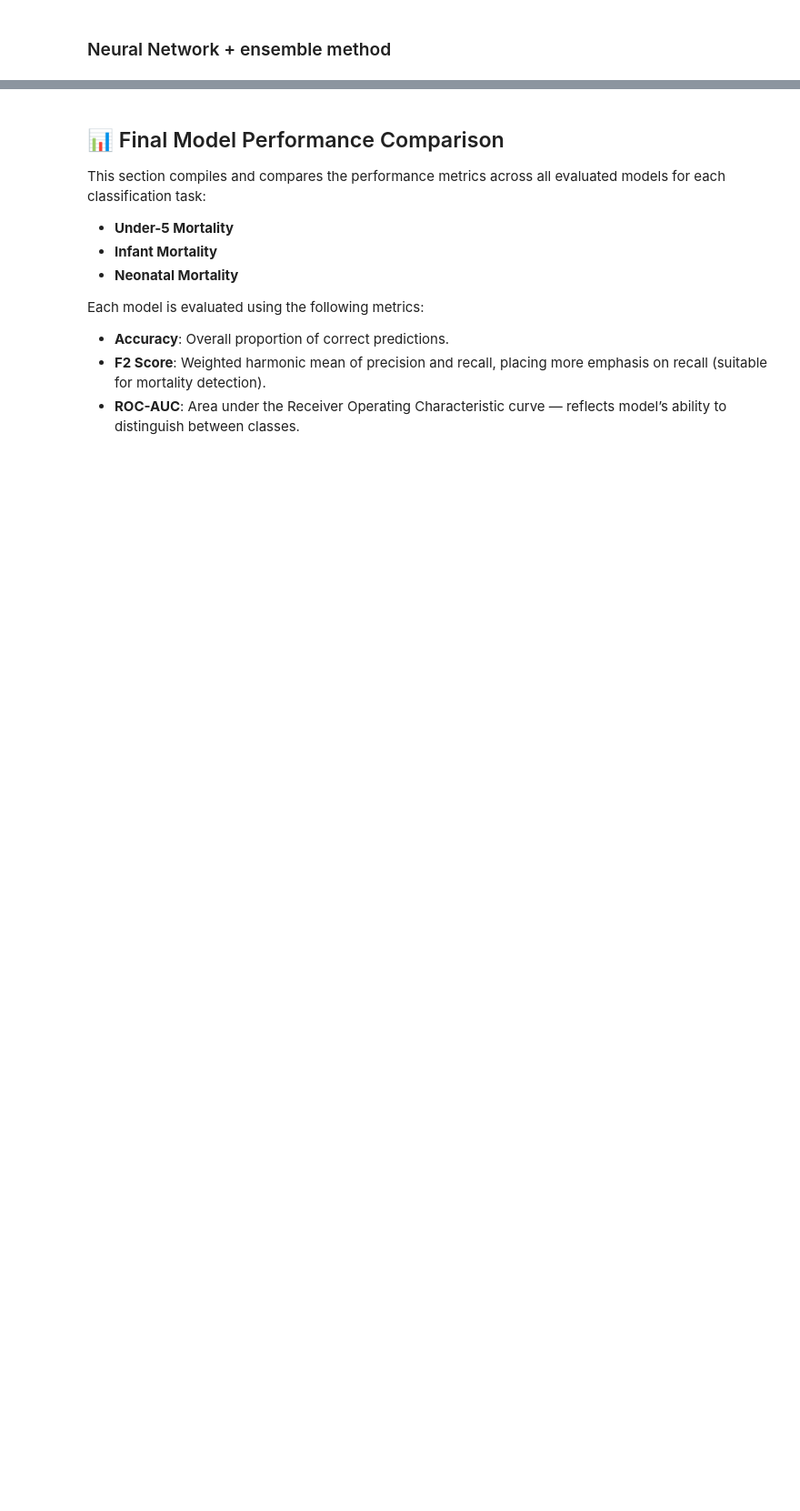
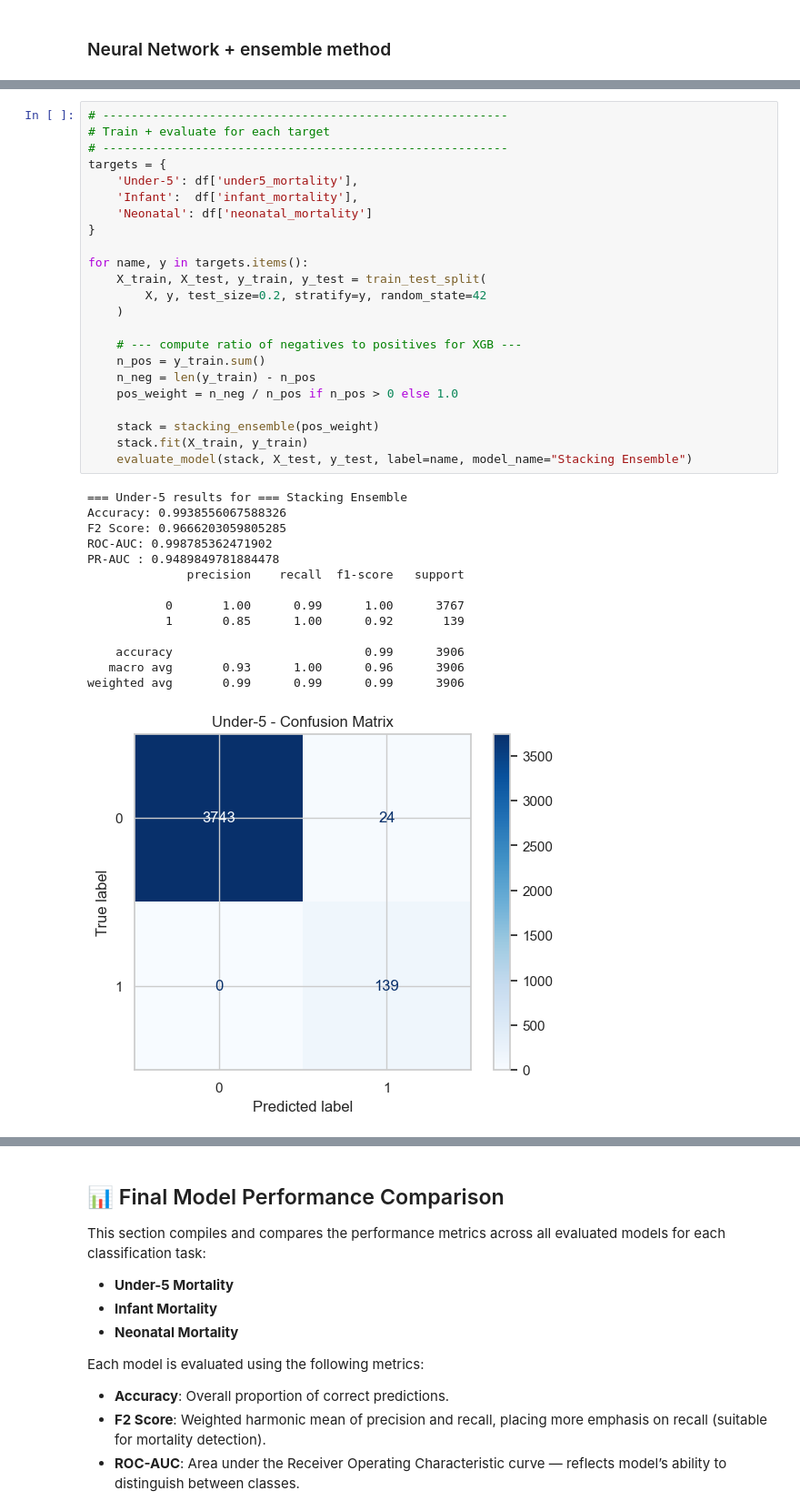
Before and after one commit to tingly-amua/Under5-Mortality-Model, a Jupyter notebook: Modelling.ipynb, the cells around one changed output, grey strips where cells are left out. Shown at 91% size. Cells and saved outputs as stored; diff of their text form; blank space fills up the shorter version.

Commit message:
Iterate the final model

```diff
--- a/Modelling.ipynb
+++ b/Modelling.ipynb
@@ -829,0 +756,38 @@ weighted avg       0.99      0.99      0.99      3906
+# %%
+# ---------------------------------------------------------
+# Train + evaluate for each target
+# ---------------------------------------------------------
+targets = {
+    'Under-5': df['under5_mortality'],
+    'Infant':  df['infant_mortality'],
+    'Neonatal': df['neonatal_mortality']
+}
+
+for name, y in targets.items():
+    X_train, X_test, y_train, y_test = train_test_split(
+        X, y, test_size=0.2, stratify=y, random_state=42
+    )
+
+    # --- compute ratio of negatives to positives for XGB ---
+    n_pos = y_train.sum()
+    n_neg = len(y_train) - n_pos
+    pos_weight = n_neg / n_pos if n_pos > 0 else 1.0
+
+    stack = stacking_ensemble(pos_weight)
+    stack.fit(X_train, y_train)
+    evaluate_model(stack, X_test, y_test, label=name, model_name="Stacking Ensemble")
+# %% [output]
+=== Under-5 results for === Stacking Ensemble
+Accuracy: 0.9938556067588326
+F2 Score: 0.9666203059805285
+ROC-AUC: 0.998785362471902
+PR-AUC : 0.9489849781884478
+              precision    recall  f1-score   support
+
+           0       1.00      0.99      1.00      3767
+           1       0.85      1.00      0.92       139
+
+    accuracy                           0.99      3906
+   macro avg       0.93      1.00      0.96      3906
+weighted avg       0.99      0.99      0.99      3906
+[figure, added]
```
Also changed, not shown: parts of 8 cells of this notebook.
